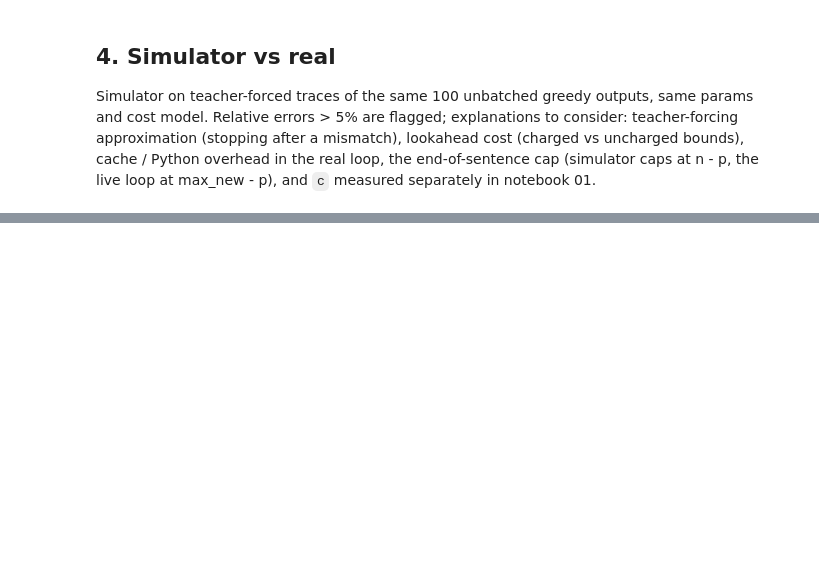
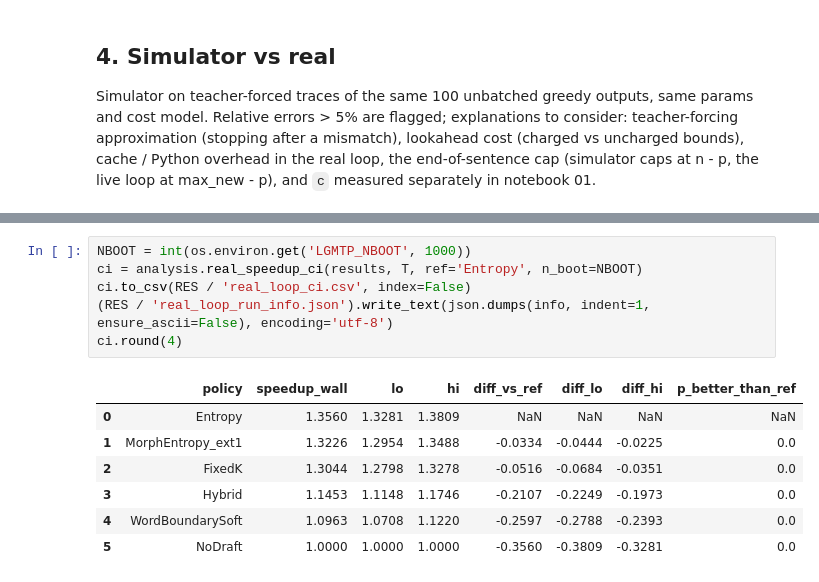
Before and after one commit to https-kanika/Linguistically-guided-MTP, a Jupyter notebook: notebooks/04_real_loop_analysis.ipynb, the cells around one changed output, grey strips where cells are left out. Cells and saved outputs as stored; diff of their text form; blank space fills up the shorter version.

```diff
--- a/notebooks/04_real_loop_analysis.ipynb
+++ b/notebooks/04_real_loop_analysis.ipynb
@@ -73,0 +124,14 @@ svr[cols].round(4)
+# %%
+NBOOT = int(os.environ.get('LGMTP_NBOOT', 1000))
+ci = analysis.real_speedup_ci(results, T, ref='Entropy', n_boot=NBOOT)
+ci.to_csv(RES / 'real_loop_ci.csv', index=False)
+(RES / 'real_loop_run_info.json').write_text(json.dumps(info, indent=1, ensure_ascii=False), encoding='utf-8')
+ci.round(4)
+# %% [output]
+|  | policy | speedup_wall | lo | hi | diff_vs_ref | diff_lo | diff_hi | p_better_than_ref |
+| 0 | Entropy | 1.3560 | 1.3281 | 1.3809 | NaN | NaN | NaN | NaN |
+| 1 | MorphEntropy_ext1 | 1.3226 | 1.2954 | 1.3488 | -0.0334 | -0.0444 | -0.0225 | 0.0 |
+| 2 | FixedK | 1.3044 | 1.2798 | 1.3278 | -0.0516 | -0.0684 | -0.0351 | 0.0 |
+| 3 | Hybrid | 1.1453 | 1.1148 | 1.1746 | -0.2107 | -0.2249 | -0.1973 | 0.0 |
+| 4 | WordBoundarySoft | 1.0963 | 1.0708 | 1.1220 | -0.2597 | -0.2788 | -0.2393 | 0.0 |
+| 5 | NoDraft | 1.0000 | 1.0000 | 1.0000 | -0.3560 | -0.3809 | -0.3281 | 0.0 |
```
Also changed, not shown: parts of 13 cells of this notebook, 16 other files.
